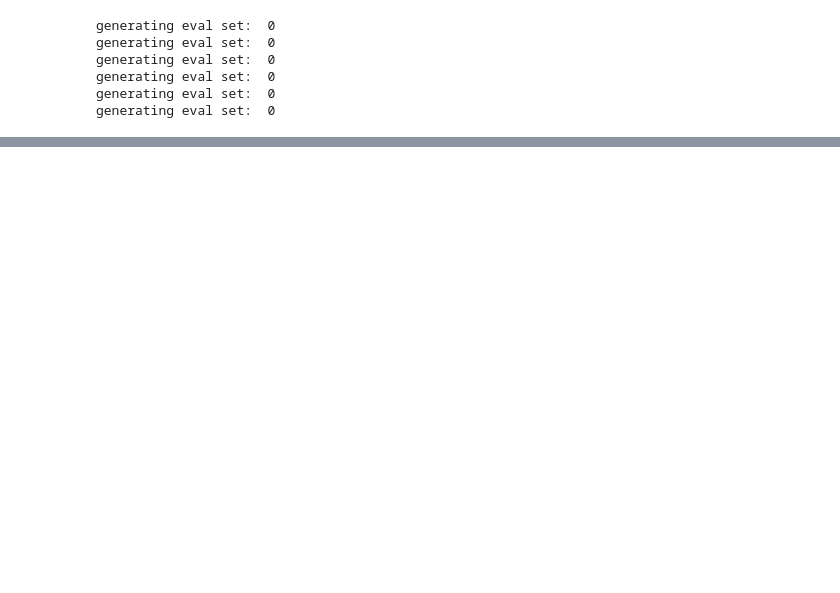
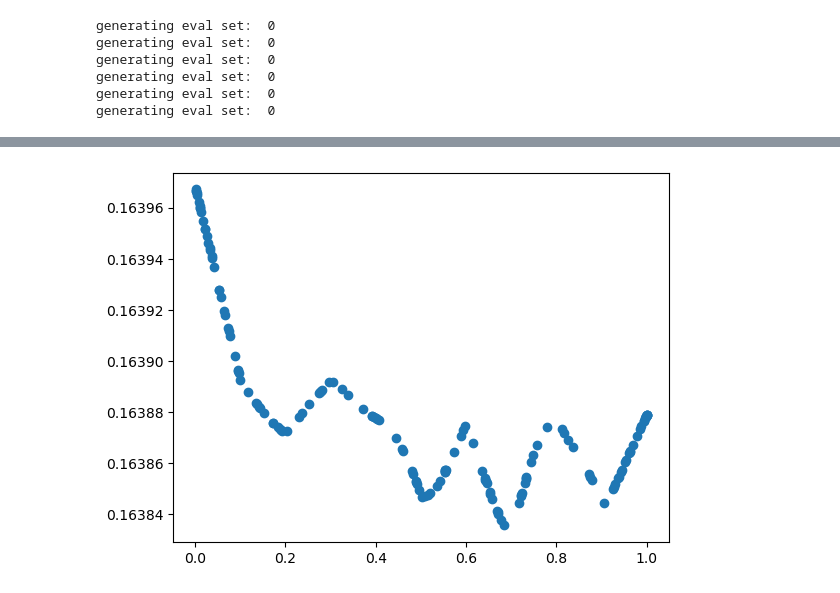
Before and after one commit to yanyuchen/causal_net_test, a Jupyter notebook: Untitled.ipynb, the cells around one changed output, grey strips where cells are left out. Cells and saved outputs as stored; diff of their text form; code cells hidden in the pictures; blank space fills up the shorter version.

```diff
--- a/Untitled.ipynb
+++ b/Untitled.ipynb
@@ -102,0 +127,5 @@ test_loader = get_iter(test_matrix, batch_size=test_matrix.shape[0], shuffle=Fal
+# %%
+n_sample = data.shape[0]
+n_train = round(n_sample * (1-inf_ratio)) + 1
+n_test = n_sample - n_train
+n_test
@@ -360,0 +695,4 @@ p_value:  [1. 1. 1. 1. 1.]
+# %%
+mu_mean = torch.mean(mu, 1, True)
+pi_mean = torch.mean(pi, 1, True)
+y_hat = (y.repeat(n_test, 1) - mu) / (pi + 1e-6) * pi_mean.repeat(1, n_test) + mu_mean.repeat(1, n_test)
@@ -360,0 +703,6 @@ p_value:  [1. 1. 1. 1. 1.]
+# %%
+#plt.scatter(t_grid[0], pi[:,0])
+plt.scatter(t_grid[0], torch.mean(y_hat, 1))
+plt.show()
+# %% [output]
+[figure, added]
```
Also changed, not shown: parts of 45 cells of this notebook, 27 other files.
